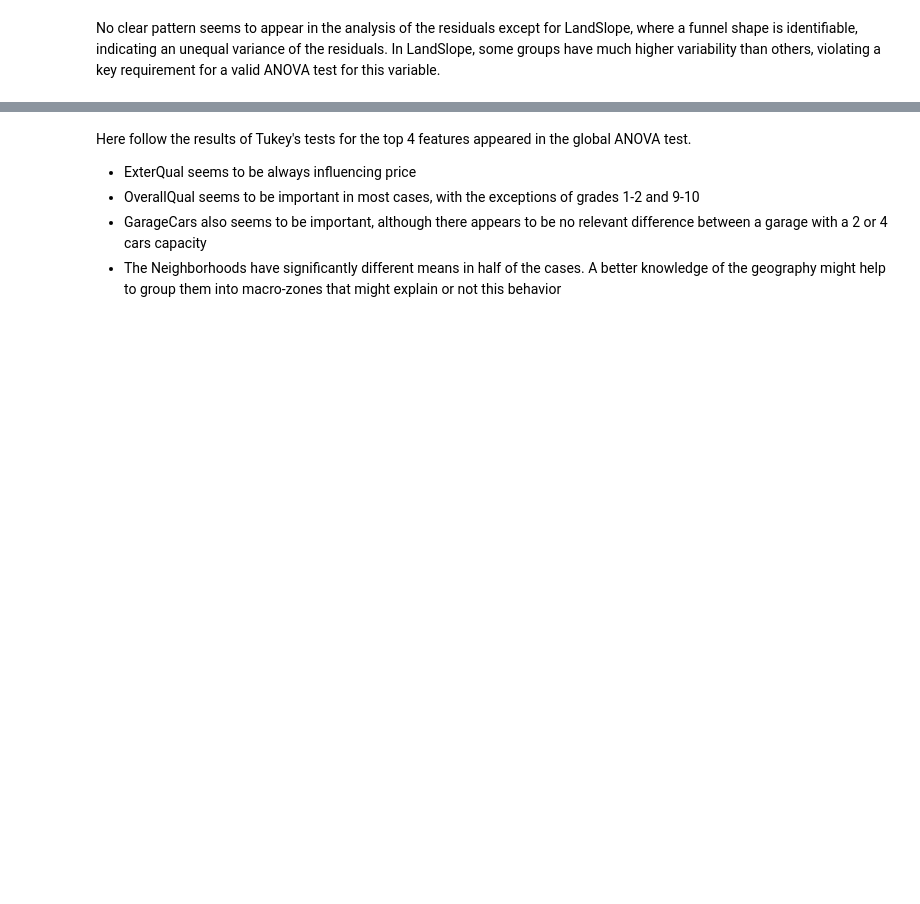
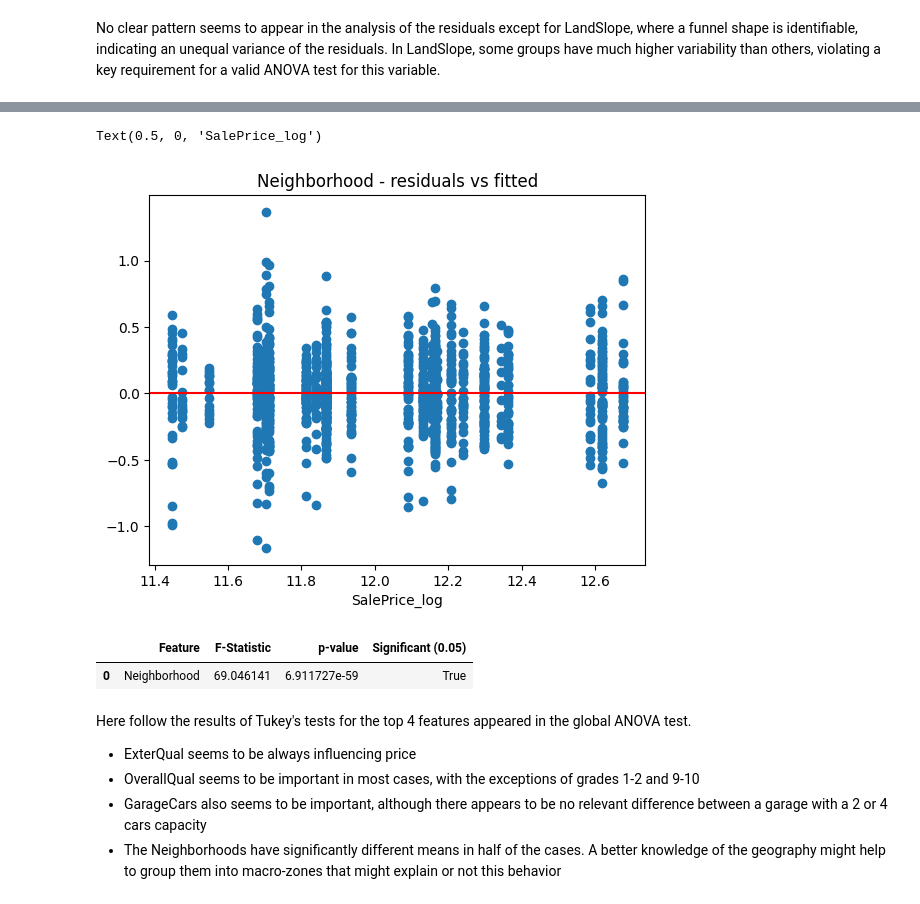
Before and after one commit to cpalescan/cstat, a Jupyter notebook: project_MAIN.ipynb, the cells around one changed output, grey strips where cells are left out. Drawn from its saved outputs; the diff is of its cells as text; code cells hidden in the pictures; blank space fills up the shorter version.

```diff
--- a/project_MAIN.ipynb
+++ b/project_MAIN.ipynb
@@ -638,3 +635,29 @@ anova_t
+# %%
+model = ols(f'SalePrice_log ~ Neighborhood', data=train).fit()
+
+plt.scatter(model.fittedvalues, model.resid)
+plt.axhline(0, color="red")
+plt.title("Neighborhood - residuals vs fitted")
+plt.xlabel("SalePrice_log")
+# %% [output]
+Text(0.5, 0, 'SalePrice_log')
+[figure, added]
+# %%
+groups = [group["SalePrice_log"].values for name, group in train.groupby("Neighborhood")]
+results = []
+f_stat, p_val = stats.f_oneway(*groups, equal_var=False)
+results.append({
+    "Feature": "Neighborhood",
+    "F-Statistic": f_stat,
+    "p-value": p_val,
+    "Significant (0.05)": p_val < 0.05
+})
+
+anova_ne = pd.DataFrame(results).sort_values(by="p-value", ascending=True)
+anova_ne
+# %% [output]
+|  | Feature | F-Statistic | p-value | Significant (0.05) |
+| 0 | Neighborhood | 69.046141 | 6.911727e-59 | True |
 # %% [markdown]
 Here follow the results of Tukey's tests for the top 4 features appeared in the global ANOVA test.
 - ExterQual seems to be always influencing price
```
Also changed, not shown: parts of 12 cells of this notebook, 4 other files.
